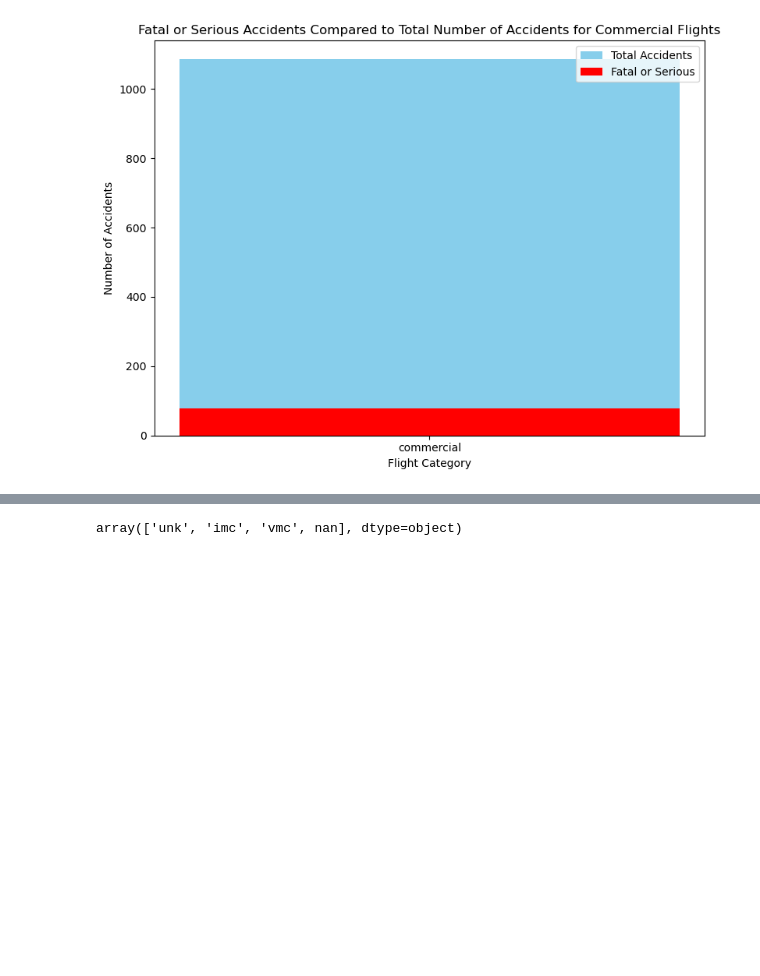
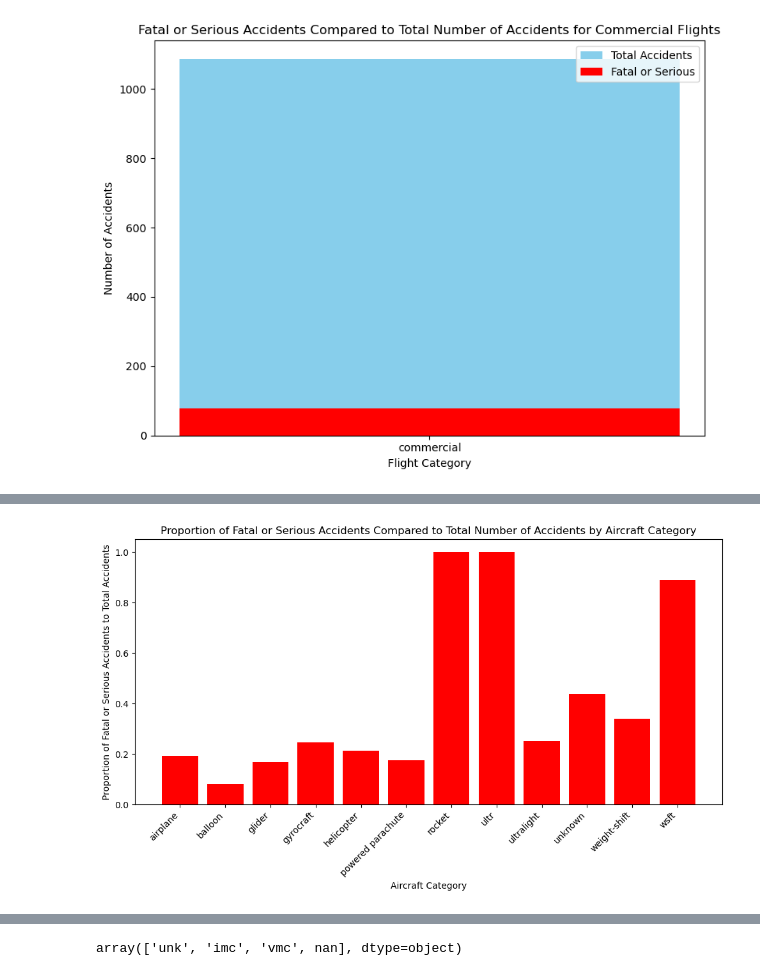
Before and after one commit to emmascotson/aviation-venture-risk-eda, a Jupyter notebook: aviation-venture-risk-eda.ipynb, the cells around one changed output, grey strips where cells are left out. Saved outputs shown, nothing was run; the diff lists cells and outputs as text; code cells hidden in the pictures; blank space fills up the shorter version.

```diff
--- a/aviation-venture-risk-eda.ipynb
+++ b/aviation-venture-risk-eda.ipynb
@@ -1936,0 +2053,7 @@ The highest risk flights seem, by far, to be private. Let's take commercial flig
+# %%
+# Ensure no division by zero in proportion calculations
+merged_df_ac['fatal_to_total_ratio'] = merged_df_ac.apply(
+    lambda row: row['fatal_or_serious_ac'] / row['total_accidents_ac'] if row['total_accidents_ac'] > 0 else 0,
+    axis=1
+)
+print(merged_df_ac[['fatal_or_serious_ac', 'total_accidents_ac', 'fatal_to_total_ratio']].head(10))
@@ -1936,0 +2094,20 @@ The highest risk flights seem, by far, to be private. Let's take commercial flig
+# %%
+# Calculate the proportion of fatal or serious accidents to total accidents for each aircraft category
+#merged_df_ac['fatal_to_total_ratio'] = merged_df_ac['fatal_or_serious_ac'] / merged_df_ac['total_accidents_ac']
+# Calculate proportions safely
+merged_df_ac['fatal_to_total_ratio'] = merged_df_ac.apply(
+    lambda row: row['fatal_or_serious_ac'] / row['total_accidents_ac'] if row['total_accidents_ac'] > 0 else 0,
+    axis=1
+)
+
+# Plot the proportion of fatal or serious accidents compared to the total number of accidents
+plt.figure(figsize=(10, 6))
+plt.bar(merged_df_ac['aircraft_category'], merged_df_ac['fatal_to_total_ratio'], color='red')
+plt.title('Proportion of Fatal or Serious Accidents Compared to Total Number of Accidents by Aircraft Category')
+plt.xlabel('Aircraft Category')
+plt.ylabel('Proportion of Fatal or Serious Accidents to Total Accidents')
+plt.xticks(rotation=45, ha='right')
+plt.tight_layout()
+plt.show()
+# %% [output]
+[figure, added]
```
Also changed, not shown: parts of 103 cells of this notebook, 1 other file.
